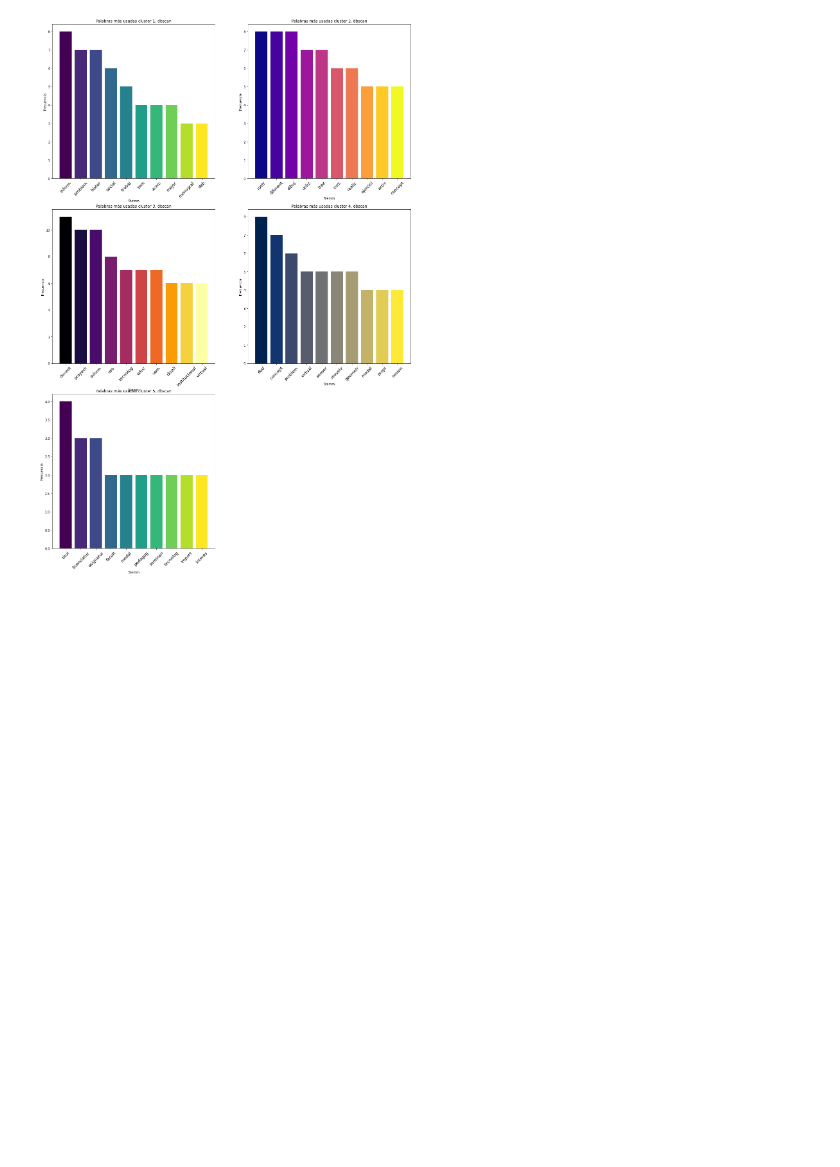
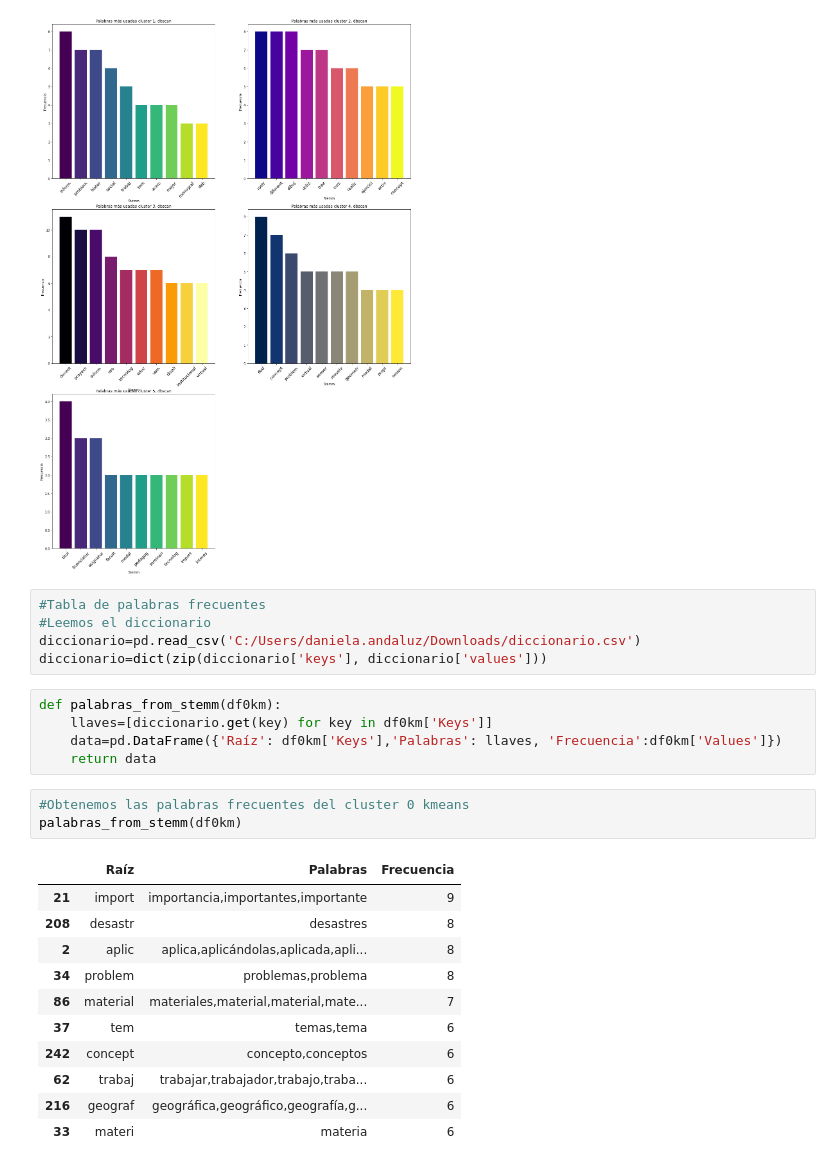
Before and after one commit to DanielaAndaluz/Aplicacion-de-algoritmos-de-clusterizacion-para-la-identificacion-de-patrones-en-las-reflexiones, a Jupyter notebook: Palabras-frecuentes.ipynb, the cells around one changed output. Drawn from its saved outputs; the diff is of its cells as text; blank space fills up the shorter version.

```diff
--- a/Palabras-frecuentes.ipynb
+++ b/Palabras-frecuentes.ipynb
@@ -207,3 +207,28 @@ ax5.set_title('Palabras más usadas cluster 5, dbscan')
 plt.savefig('dbscan.png')
 # %% [output]
 [figure]
+# %%
+#Tabla de palabras frecuentes
+#Leemos el diccionario
+diccionario=pd.read_csv('C:/Users/daniela.andaluz/Downloads/diccionario.csv')
+diccionario=dict(zip(diccionario['keys'], diccionario['values']))
+# %%
+def palabras_from_stemm(df0km):
+    llaves=[diccionario.get(key) for key in df0km['Keys']]
+    data=pd.DataFrame({'Raíz': df0km['Keys'],'Palabras': llaves, 'Frecuencia':df0km['Values']})
+    return data
+# %%
+#Obtenemos las palabras frecuentes del cluster 0 kmeans
+palabras_from_stemm(df0km)
+# %% [output]
+|  | Raíz | Palabras | Frecuencia |
+| 21 | import | importancia,importantes,importante | 9 |
+| 208 | desastr | desastres | 8 |
+| 2 | aplic | aplica,aplicándolas,aplicada,apli... | 8 |
+| 34 | problem | problemas,problema | 8 |
+| 86 | material | materiales,material,material,mate... | 7 |
+| 37 | tem | temas,tema | 6 |
+| 242 | concept | concepto,conceptos | 6 |
+| 62 | trabaj | trabajar,trabajador,trabajo,traba... | 6 |
+| 216 | geograf | geográfica,geográfico,geografía,g... | 6 |
+| 33 | materi | materia | 6 |
```
Also changed, not shown: parts of 12 cells of this notebook, 1 other file.
